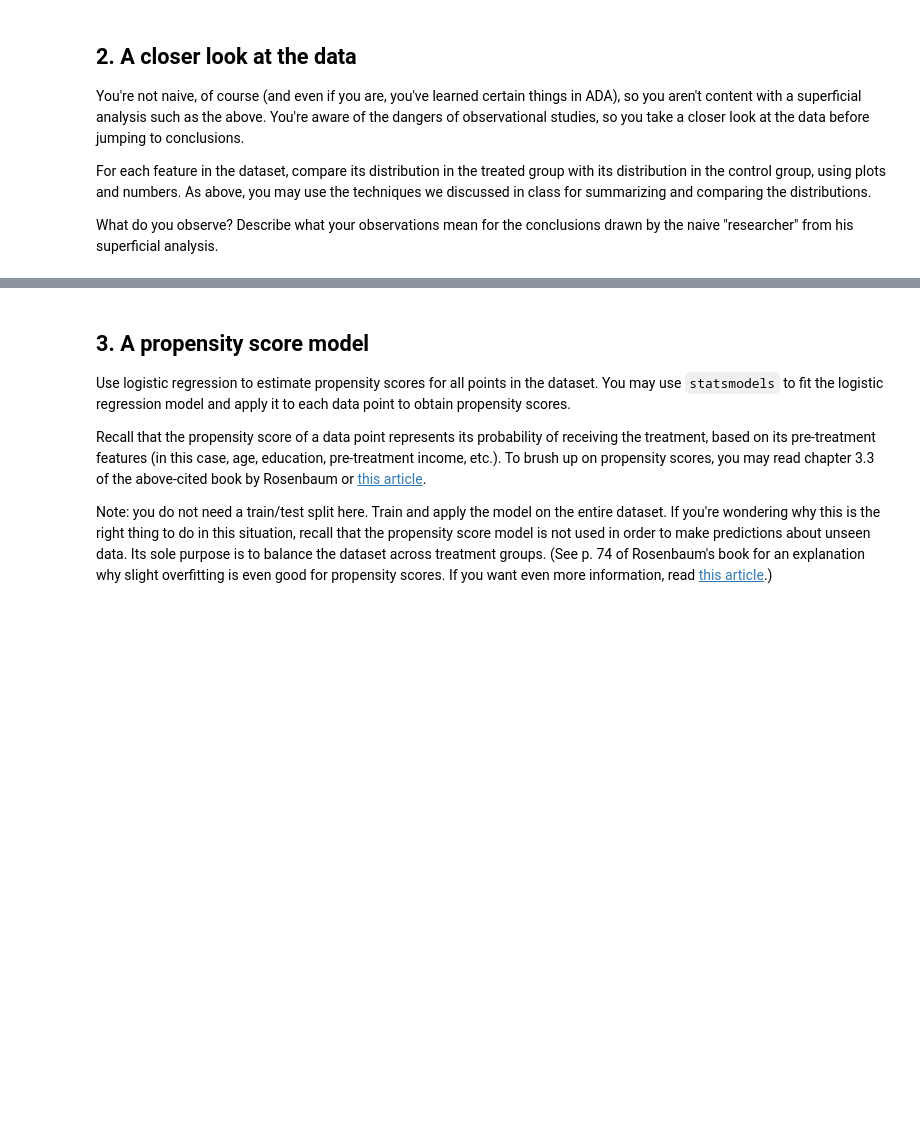
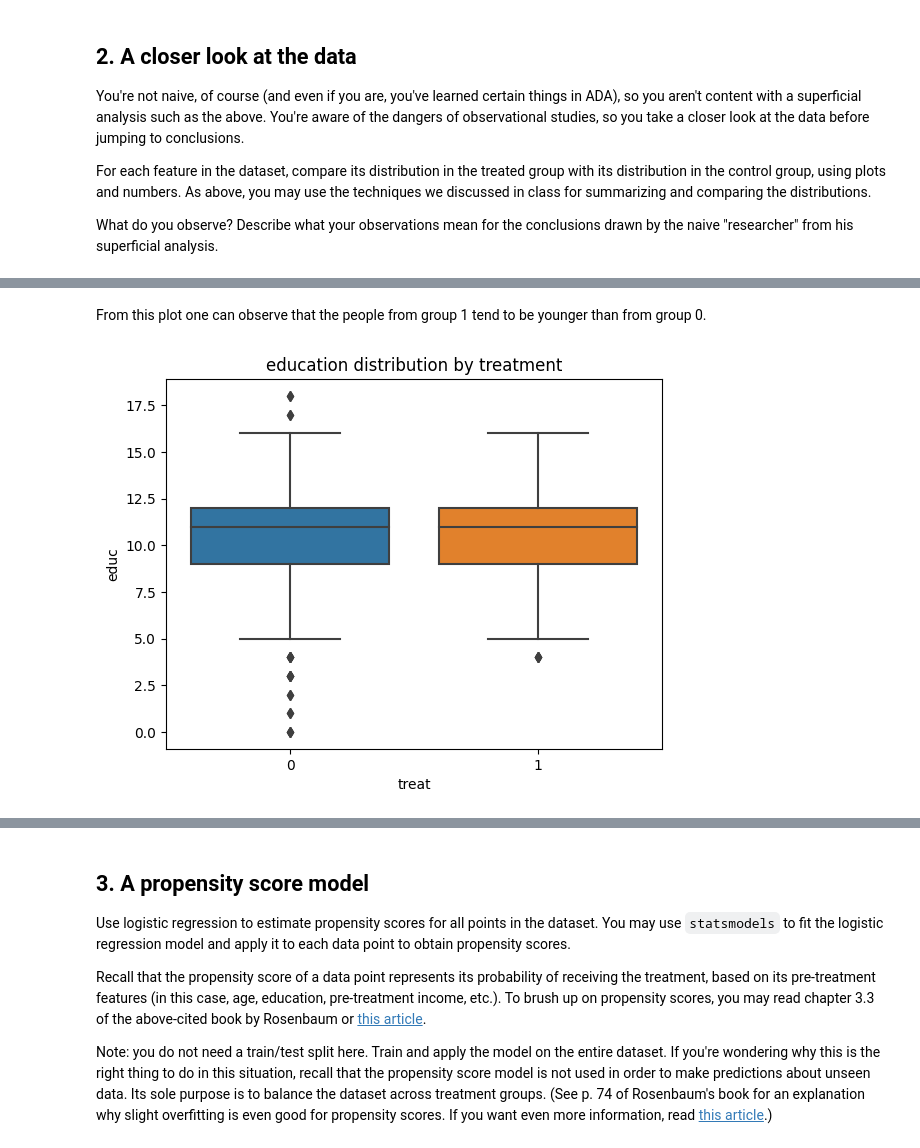
Before and after one commit to roduit/2023, a Jupyter notebook: Exercises/05 - Causal analysis of observational data/Observational studies exercise.ipynb, the cells around one changed output, grey strips where cells are left out. Drawn from its saved outputs; the diff is of its cells as text; code cells hidden in the pictures; blank space fills up the shorter version.

```diff
--- a/Exercises/05 - Causal analysis of observational data/Observational studies exercise.ipynb
+++ b/Exercises/05 - Causal analysis of observational data/Observational studies exercise.ipynb
@@ -131,0 +122,8 @@ plt.tight_layout();
+# %% [markdown]
+From this plot one can observe that the people from group 1 tend to be younger than from group 0.
+# %%
+# Education distribution
+sns.boxplot(data=df, x='treat', y='educ');
+plt.title('education distribution by treatment');
+# %% [output]
+[figure, added]
```
Also changed, not shown: parts of 43 cells of this notebook.
